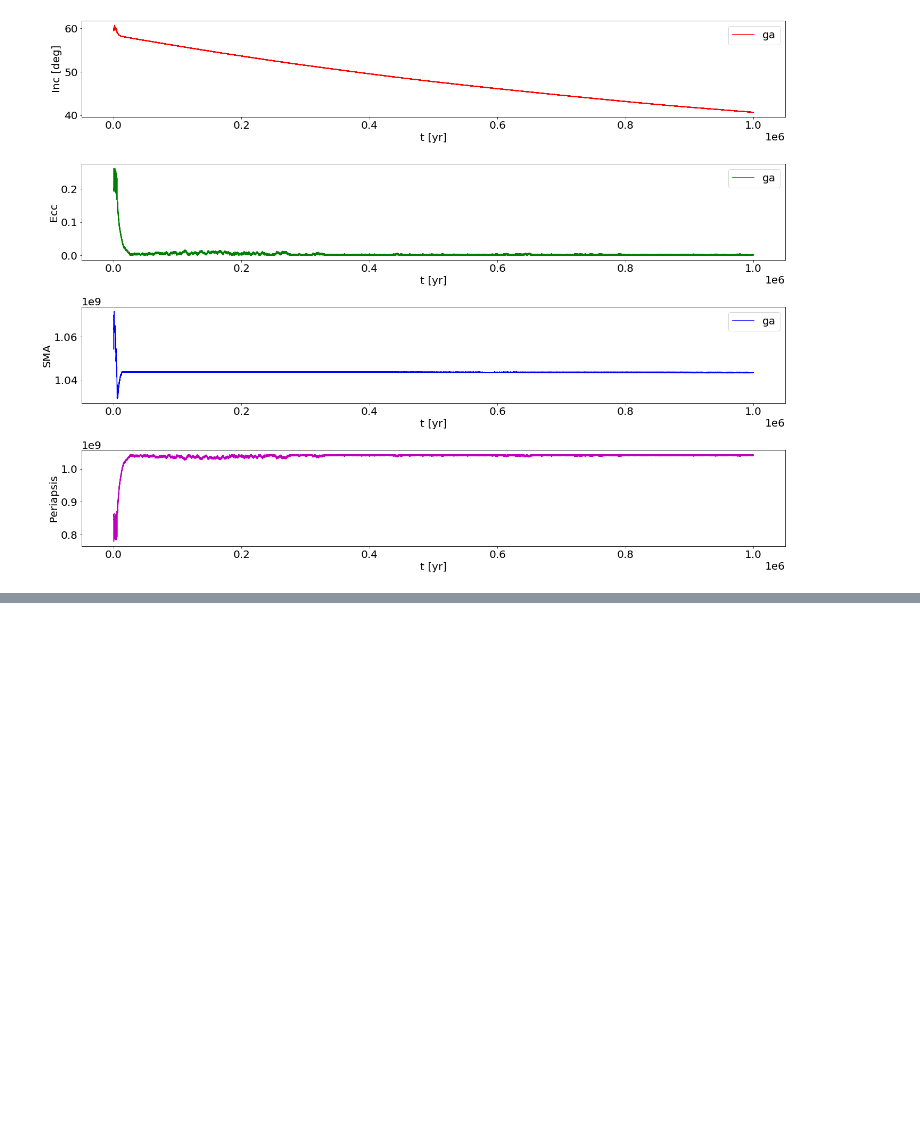
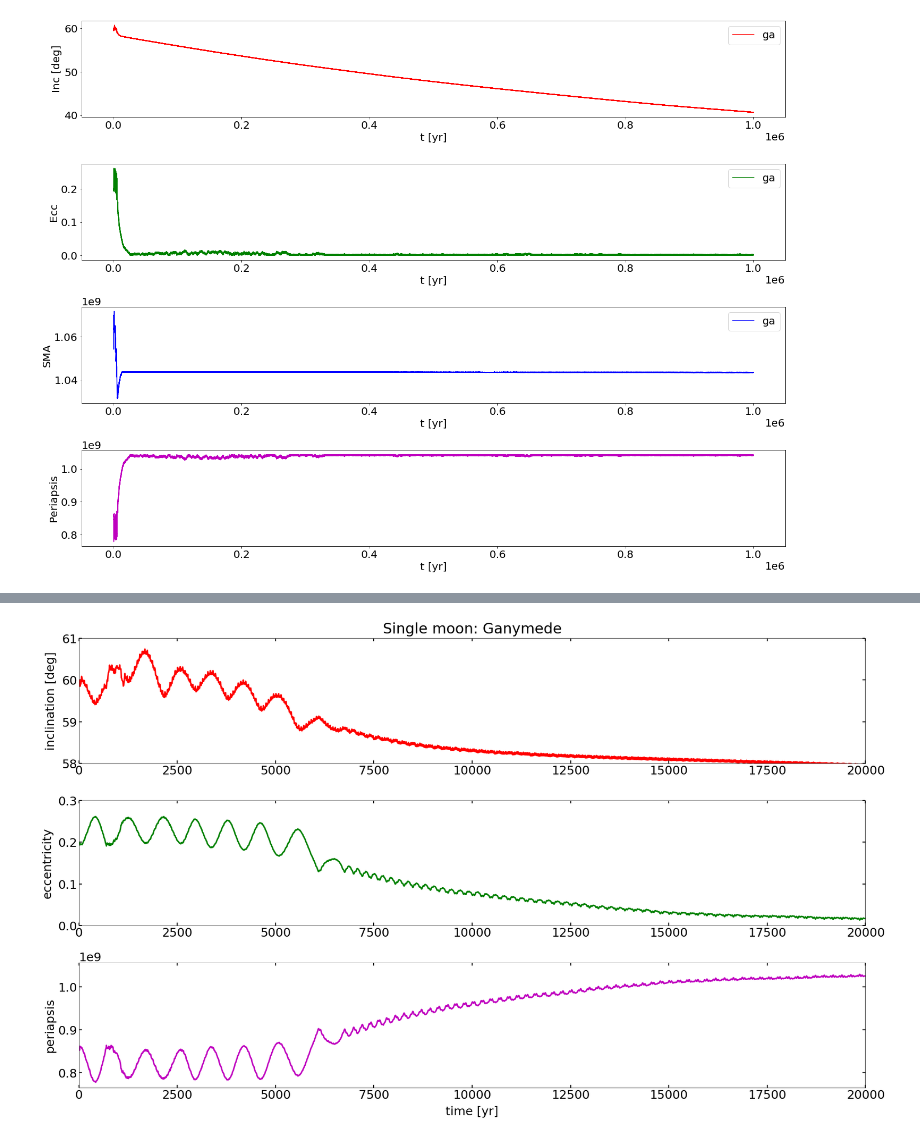
Before and after one commit to peterbreslin/amuse-project, a Jupyter notebook: testing_results.ipynb, the cells around one changed output, grey strips where cells are left out. Saved outputs shown, nothing was run; the diff lists cells and outputs as text; code cells hidden in the pictures; blank space fills up the shorter version.

```diff
--- a/testing_results.ipynb
+++ b/testing_results.ipynb
@@ -208,0 +255,5 @@ plot_params()
+# %%
+path = 'new_data/' #this should work on all machines as long as all the data remains in the new_data directory
+plot_moon('ga', path=path, tidal=False, kozai=True, savefig=True)
+# %% [output]
+[figure, added]
```
Also changed, not shown: parts of 13 cells of this notebook, 1 other file.
